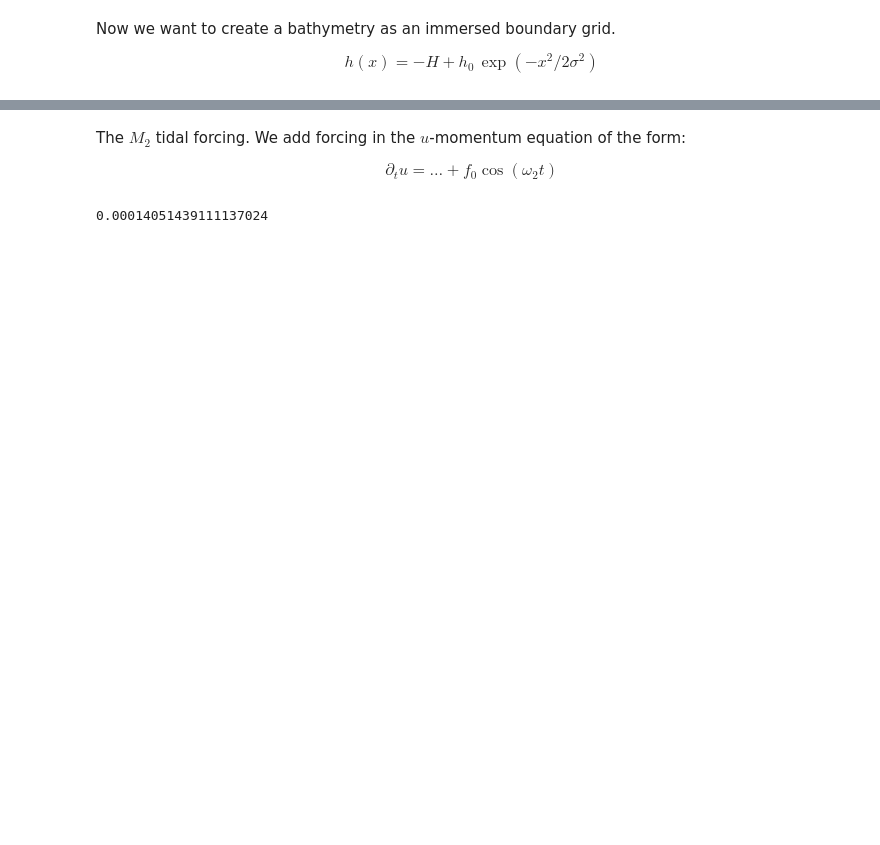
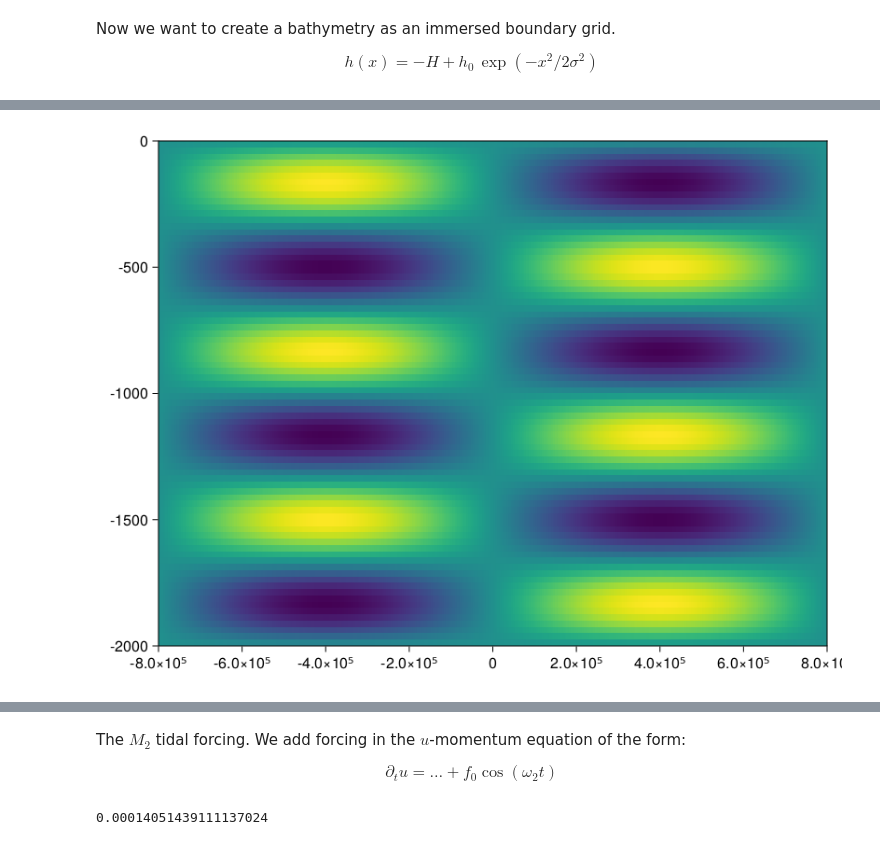
Before and after one commit to navidcy/Oceananigans-Tutorial-CFP, a Jupyter notebook: barotropic_tide/barotropic_tide.ipynb, the cells around one changed output, grey strips where cells are left out. Cells and saved outputs as stored; diff of their text form; code cells hidden in the pictures; blank space fills up the shorter version.

```diff
--- a/barotropic_tide/barotropic_tide.ipynb
+++ b/barotropic_tide/barotropic_tide.ipynb
@@ -58,0 +54,2 @@ grid = ImmersedBoundaryGrid(underlying_grid, GridFittedBottom(bump))
+# %%
+c = CenterField(grid)
@@ -58,0 +74,9 @@ grid = ImmersedBoundaryGrid(underlying_grid, GridFittedBottom(bump))
+# %%
+xc, yc, zc = nodes(c)
+
+fig = Figure()
+ax = Axis(fig[1, 1])
+heatmap!(ax, xc, zc, interior(c, :, 1, :))
+fig
+# %% [output]
+[figure, added]
```
Also changed, not shown: parts of 36 cells of this notebook.
